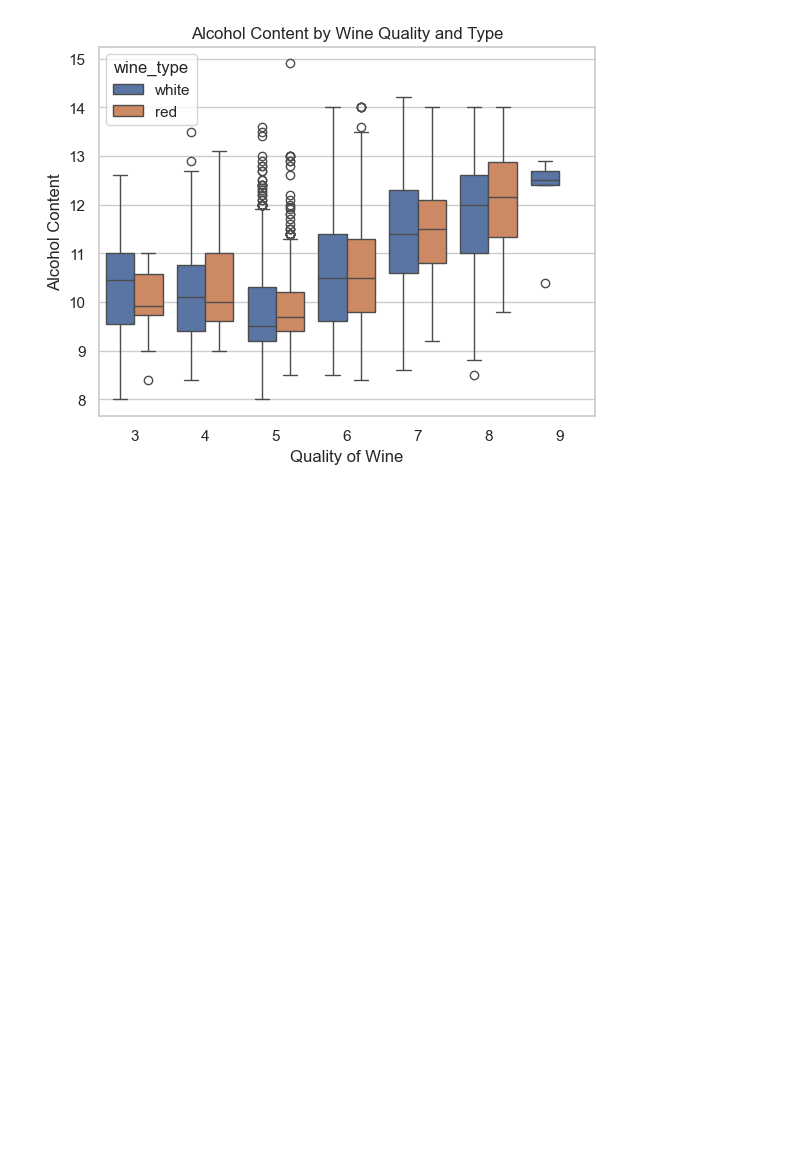
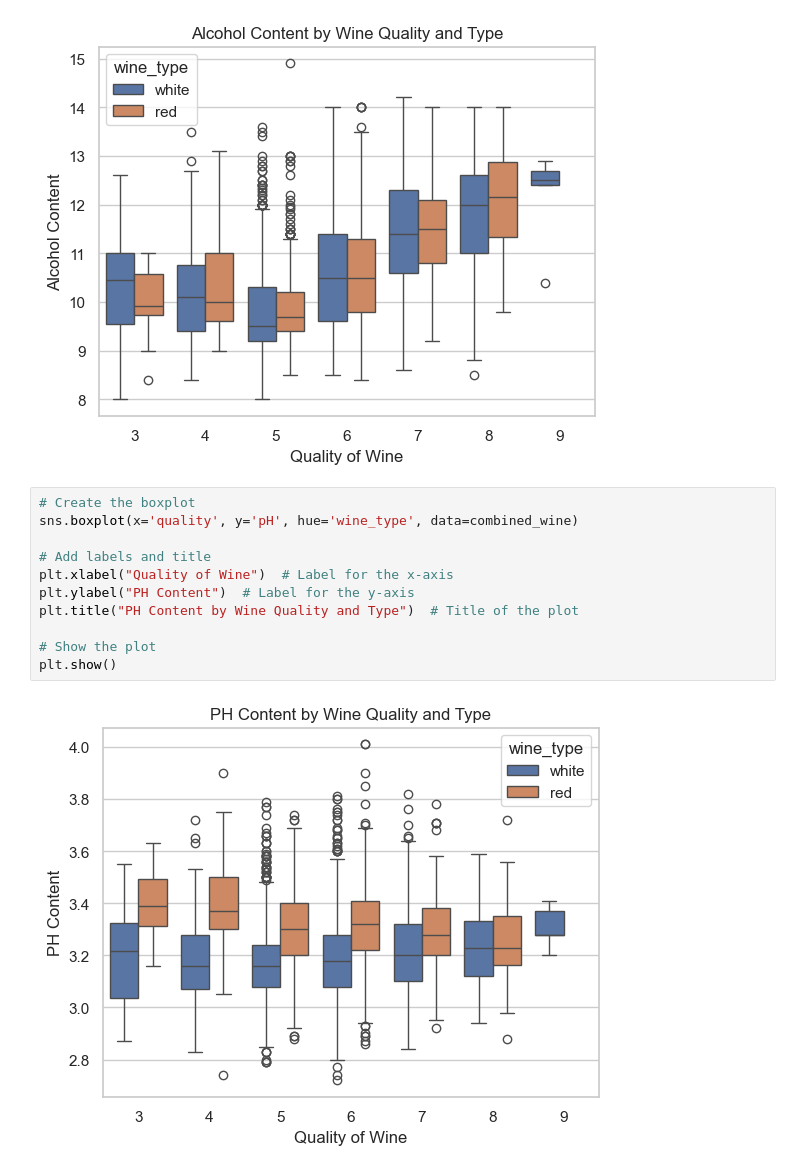
Before and after one commit to rakeshtparayil/BlueBerry-Winery, a Jupyter notebook: blueBerry_winery.ipynb, the cells around one changed output. Saved outputs shown, nothing was run; the diff lists cells and outputs as text; blank space fills up the shorter version.

Commit message:
new_graphs

```diff
--- a/blueBerry_winery.ipynb
+++ b/blueBerry_winery.ipynb
@@ -848,3 +851,16 @@ plt.title("Alcohol Content by Wine Quality and Type")  # Title of the plot
 plt.show()
 # %% [output]
 [figure]
+# %%
+# Create the boxplot
+sns.boxplot(x='quality', y='pH', hue='wine_type', data=combined_wine)
+
+# Add labels and title
+plt.xlabel("Quality of Wine")  # Label for the x-axis
+plt.ylabel("PH Content")  # Label for the y-axis
+plt.title("PH Content by Wine Quality and Type")  # Title of the plot
+
+# Show the plot
+plt.show()
+# %% [output]
+[figure, added]
```
Also changed, not shown: parts of 17 cells of this notebook.
